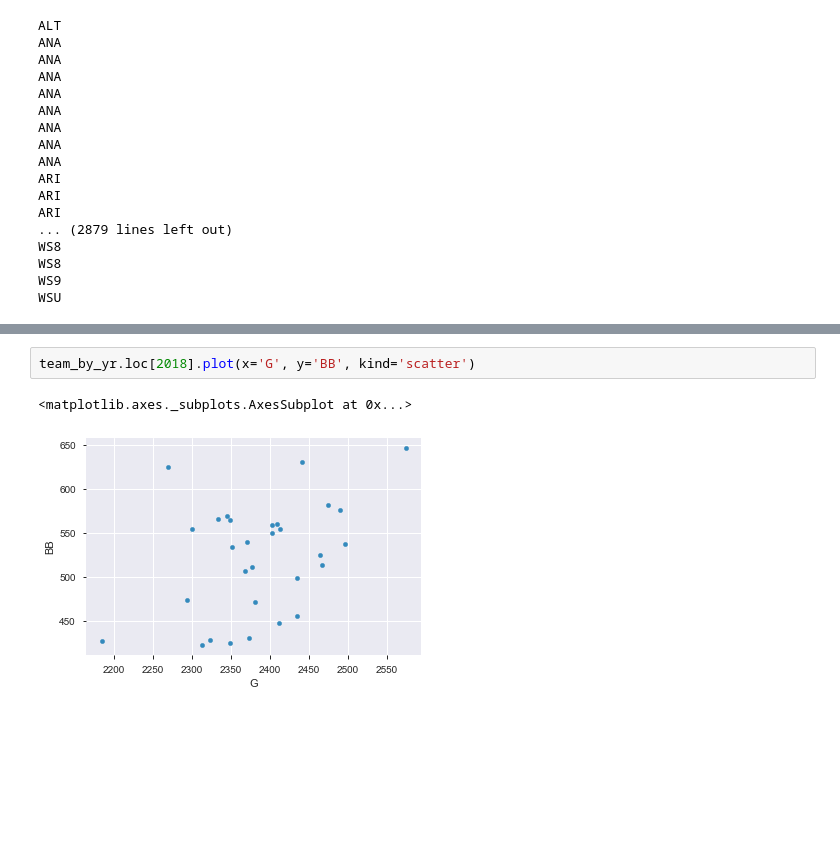
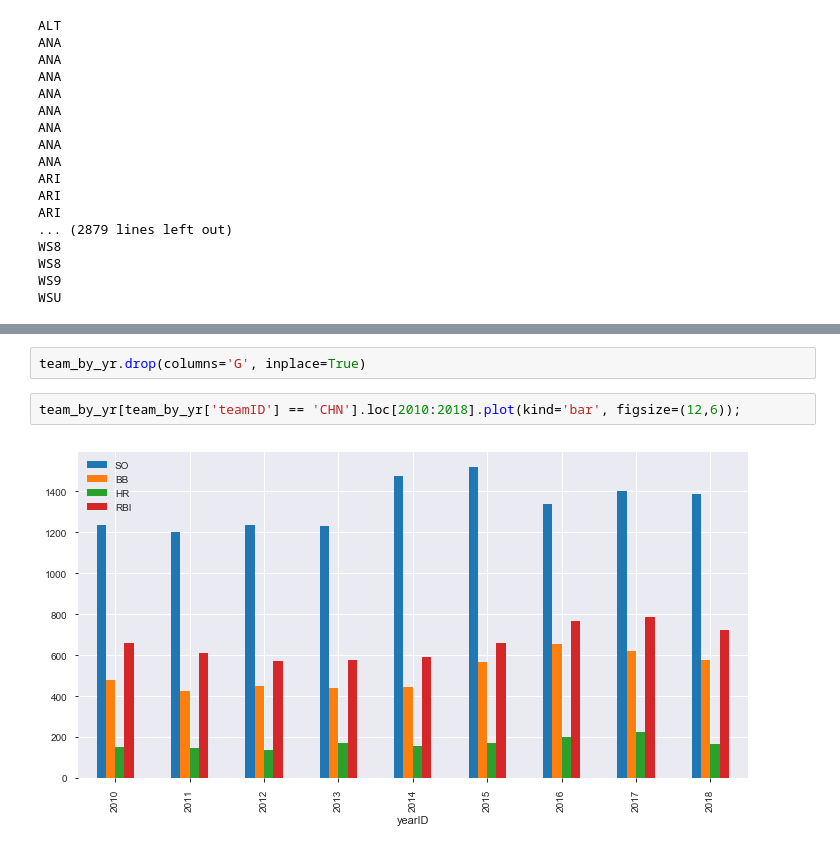
Before and after one commit to mariojrgithub/capstone, a Jupyter notebook: batting_eda.ipynb, the cells around one changed output, grey strips where cells are left out. Drawn from its saved outputs; the diff is of its cells as text; blank space fills up the shorter version.

```diff
--- a/batting_eda.ipynb
+++ b/batting_eda.ipynb
@@ -181,8 +181,9 @@ team_by_yr[team_by_yr['teamID'] == 'CHN'].plot(figsize=(12,6));
 team_by_yr[team_by_yr['teamID'] == 'LAN'].plot(figsize=(12,6));
 # %% [output]
 [figure]
-# %%
-team_by_yr.loc[2018].plot(x='G', y='BB', kind='scatter')
-# %% [output]
-<matplotlib.axes._subplots.AxesSubplot at 0x...>
-[figure, removed]
+# %%
+team_by_yr.drop(columns='G', inplace=True)
+# %%
+team_by_yr[team_by_yr['teamID'] == 'CHN'].loc[2010:2018].plot(kind='bar', figsize=(12,6));
+# %% [output]
+[figure, added]
```
Also changed, not shown: parts of 3 cells of this notebook, 1 other file.
